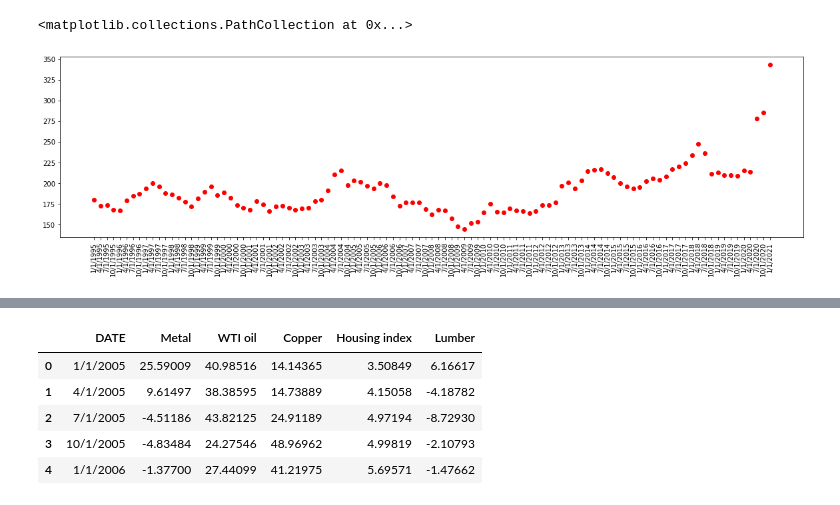
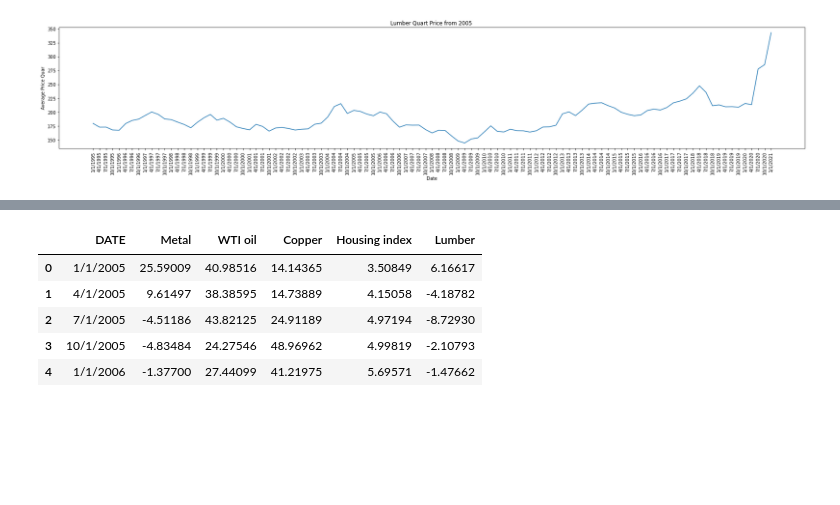
Before and after one commit to Fescamil1/Project_1_Housing_Market_Analysis, a Jupyter notebook: CommodityAnalysis.ipynb, the cells around one changed output, grey strips where cells are left out. Drawn from its saved outputs; the diff is of its cells as text; code cells hidden in the pictures; blank space fills up the shorter version.

```diff
--- a/CommodityAnalysis.ipynb
+++ b/CommodityAnalysis.ipynb
@@ -33,14 +22,12 @@ comm_hou_df.head()
 # # analysis_df.dtypes
 # # analysis_df.DATE[0]
 # %%
-plt.figure(figsize=(20,5))
+plt.figure(figsize=(30,5))
 plt.plot(comm_hou_df["DATE"],comm_hou_df["Lumber"])
 plt.xticks(rotation="vertical")
 plt.title("Lumber Quart Price from 2005 ")
 plt.xlabel("Date")
 plt.ylabel("Average Price Quar")
 
-
-
 plt.show()
 # %% [output]
@@ -49,8 +34,2 @@ plt.show()
+[figure, added]
-# %%
-plt.figure(figsize=(20,5))
-plt.xticks(rotation="vertical")
-plt.scatter(comm_hou_df["DATE"], comm_hou_df["Lumber"], marker="o", color="red")
-# %% [output]
-<matplotlib.collections.PathCollection at 0x...>
-[figure, removed]
 # %%
```
Also changed, not shown: parts of 10 cells of this notebook.
